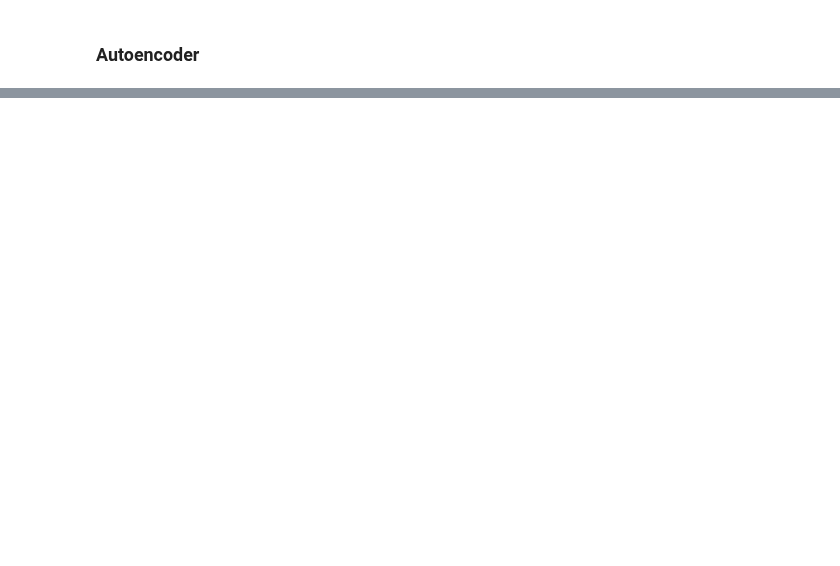
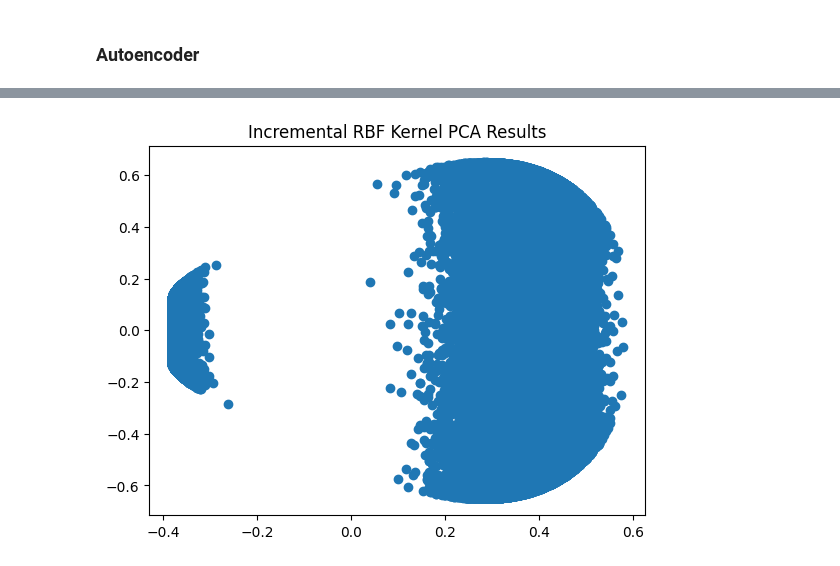
Before and after one commit to Julian-clark44/nonlinear_proj, a Jupyter notebook: CSE 543T Final Project Notebook.ipynb, the cells around one changed output, grey strips where cells are left out. Drawn from its saved outputs; the diff is of its cells as text; code cells hidden in the pictures; blank space fills up the shorter version.

Commit message:
Adds the ability to perform incremental kernel PCA to the data

```diff
--- a/CSE 543T Final Project Notebook.ipynb
+++ b/CSE 543T Final Project Notebook.ipynb
@@ -422,0 +486,63 @@ Results for 50%:
+# %%
+# This was just for learning
+
+import numpy as np
+from sklearn.decomposition import IncrementalPCA
+from sklearn.kernel_approximation import RBFSampler
+
+class IncrementalRBFPca:
+    def __init__(self, n_components=2, gamma=0.1, n_samples=100):
+        self.n_components = n_components
+        self.gamma = gamma
+        self.n_samples = n_samples
+        self.rbfsampler = KernelPCA(gamma=self.gamma, n_components=self.n_samples, kernel='rbf')
+        self.pca = IncrementalPCA(n_components=self.n_components)
+
+    def fit(self, X):
+        # First fit to initialize the rbfsampler with the first batch of data
+        transformed = self.rbfsampler.fit_transform(X)
+        self.pca.fit(transformed)
+
+    def partial_fit(self, X):
+        # Transform the data with the already fitted rbfsampler and partially fit the PCA
+        transformed = self.rbfsampler.transform(X)
+        self.pca.partial_fit(transformed)
+
+    def transform(self, X):
+        # Transform the data with the already fitted rbfsampler and apply PCA transformation
+        transformed = self.rbfsampler.transform(X)
+        return self.pca.transform(transformed)
+
+# Example usage:
+if __name__ == "__main__":
+    from sklearn.datasets import make_circles
+
+    # Create a dataset
+    n_points = 80000
+    batch_size = 2000
+    n_batches = n_points / batch_size
+    X, _ = make_circles(n_samples=n_points, factor=.3, noise=.05)
+
+    # Initialize the Incremental RBF PCA
+    inc_rbf_pca = IncrementalRBFPca(n_components=None, gamma=5, n_samples=int(batch_size/3))
+
+    # Simulate incoming data in batches
+    batches = np.array_split(X, n_batches)  # Split data into 5 batches
+
+    # Fit the first batch to setup
+    inc_rbf_pca.fit(batches[0])
+
+    # Fit the rest incrementally
+    for batch in batches[1:]:
+        inc_rbf_pca.partial_fit(batch)
+
+    # Transform data using the incrementally learned PCA
+    X_transformed = inc_rbf_pca.transform(X)
+
+    # For visualization
+    import matplotlib.pyplot as plt
+    plt.scatter(X_transformed[:, 0], X_transformed[:, 1])
+    plt.title('Incremental RBF Kernel PCA Results')
+    plt.show()
+# %% [output]
+[figure, added]
```
Also changed, not shown: parts of 18 cells of this notebook.
